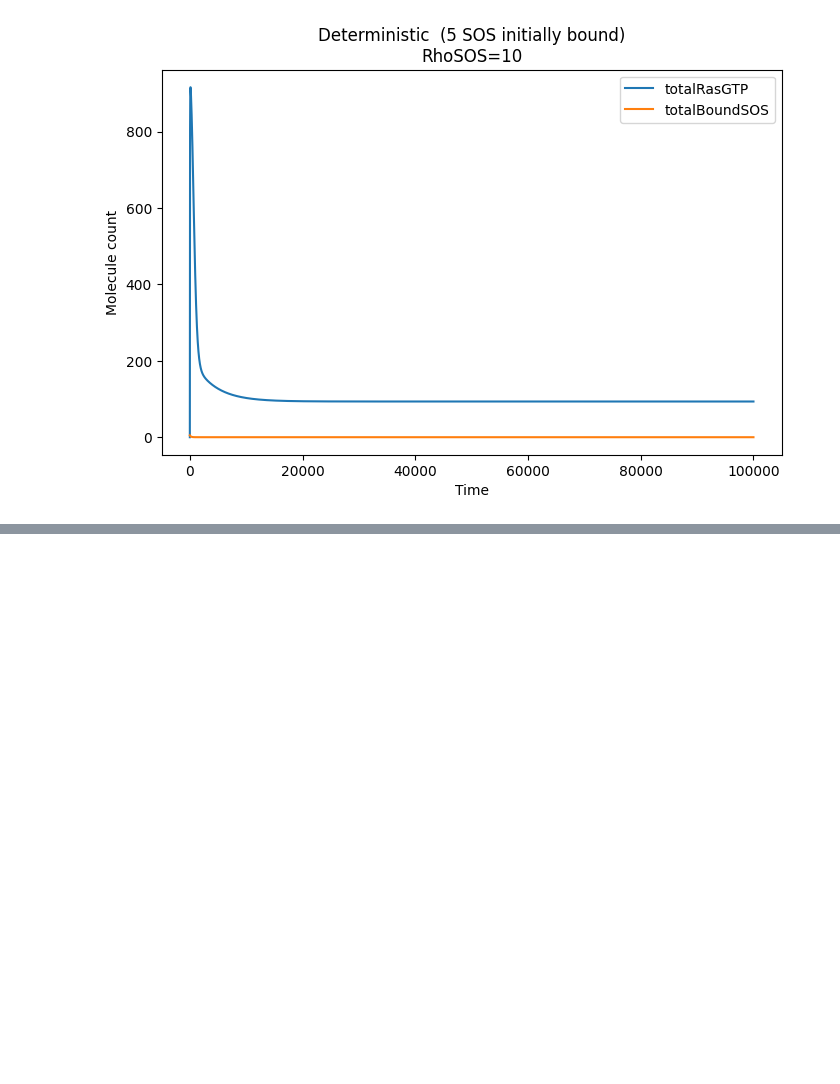
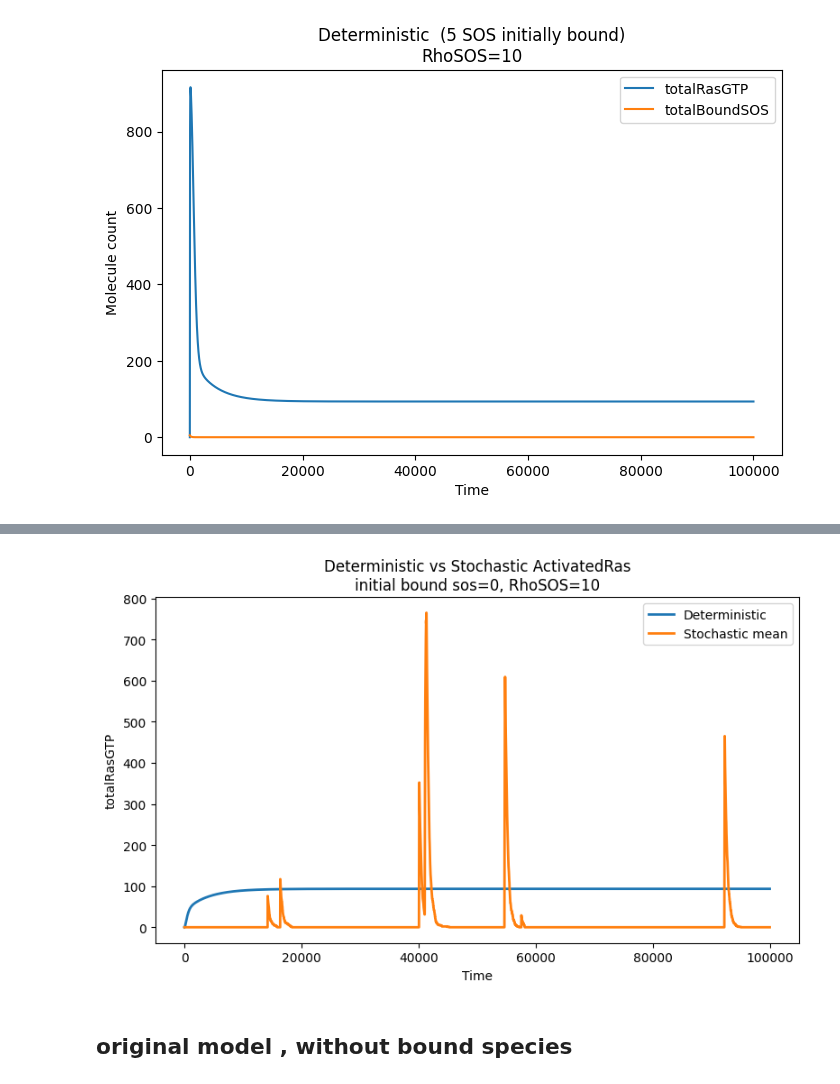
Before and after one commit to kyonosh/RasActivation-Simulator, a Jupyter notebook: timeSS.ipynb, the cells around one changed output, grey strips where cells are left out. Drawn from its saved outputs; the diff is of its cells as text; code cells hidden in the pictures; blank space fills up the shorter version.

```diff
--- a/timeSS.ipynb
+++ b/timeSS.ipynb
@@ -435,0 +453,73 @@ plt.show()
+# %%
+import bionetgen
+import numpy as np
+import matplotlib.pyplot as plt
+
+
+modelName = "Model1bound"
+RasTotal = 1000
+RhoSOS = 10
+n_bound = 0
+t_end = 100000
+n_steps = 10000
+N_stoch = 100  #number of stochastic runs to take average
+
+
+# Deterministic
+
+model = bionetgen.bngmodel(modelName + ".bngl")
+sim_det = model.setup_simulator()
+sim_det.setIntegrator('cvode')
+
+sim_det.RasTotal = RasTotal - n_bound
+sim_det.initialBoundSOS = n_bound
+sim_det.RhoSOS = RhoSOS
+sim_det.reset()
+
+sim_det.selections = ['time', 'totalRasGTP']
+traj_det = sim_det.simulate(0, t_end, n_steps)
+
+time = traj_det[:, 0]
+activatedRas_det = traj_det[:, 1]
+
+
+# Stochastic
+
+activatedRas_stoch_all = []
+
+for _ in range(N_stoch):
+    model = bionetgen.bngmodel(modelName + ".bngl")
+    sim_stoch = model.setup_simulator()
+    sim_stoch.setIntegrator('gillespie')
+
+    sim_stoch.RasTotal = RasTotal - n_bound
+    sim_stoch.initialBoundSOS = n_bound
+    sim_stoch.RhoSOS = RhoSOS
+    sim_stoch.reset()
+
+    sim_stoch.selections = ['time', 'totalRasGTP']
+    traj = sim_stoch.simulate(0, t_end, n_steps)
+
+    activatedRas_stoch_all.append(traj[:, 1])
+
+activatedRas_stoch_all = np.array(activatedRas_stoch_all)
+activatedRas_stoch_mean = activatedRas_stoch_all.mean(axis=0)
+
+
+
+plt.figure(figsize=(8, 5))
+
+plt.plot(time, activatedRas_det, label="Deterministic", linewidth=2)
+plt.plot(time, activatedRas_stoch_mean, label="Stochastic mean", linewidth=2)
+
+
+plt.xlabel("Time")
+plt.ylabel("totalRasGTP")
+plt.title(f"Deterministic vs Stochastic ActivatedRas\ninitial bound sos={n_bound}, RhoSOS={RhoSOS}")
+plt.legend()
+plt.tight_layout()
+plt.show()
+# %% [output]
+[figure, added]
+# %% [markdown]
+## original model , without bound species
```
Also changed, not shown: parts of 8 cells of this notebook.
